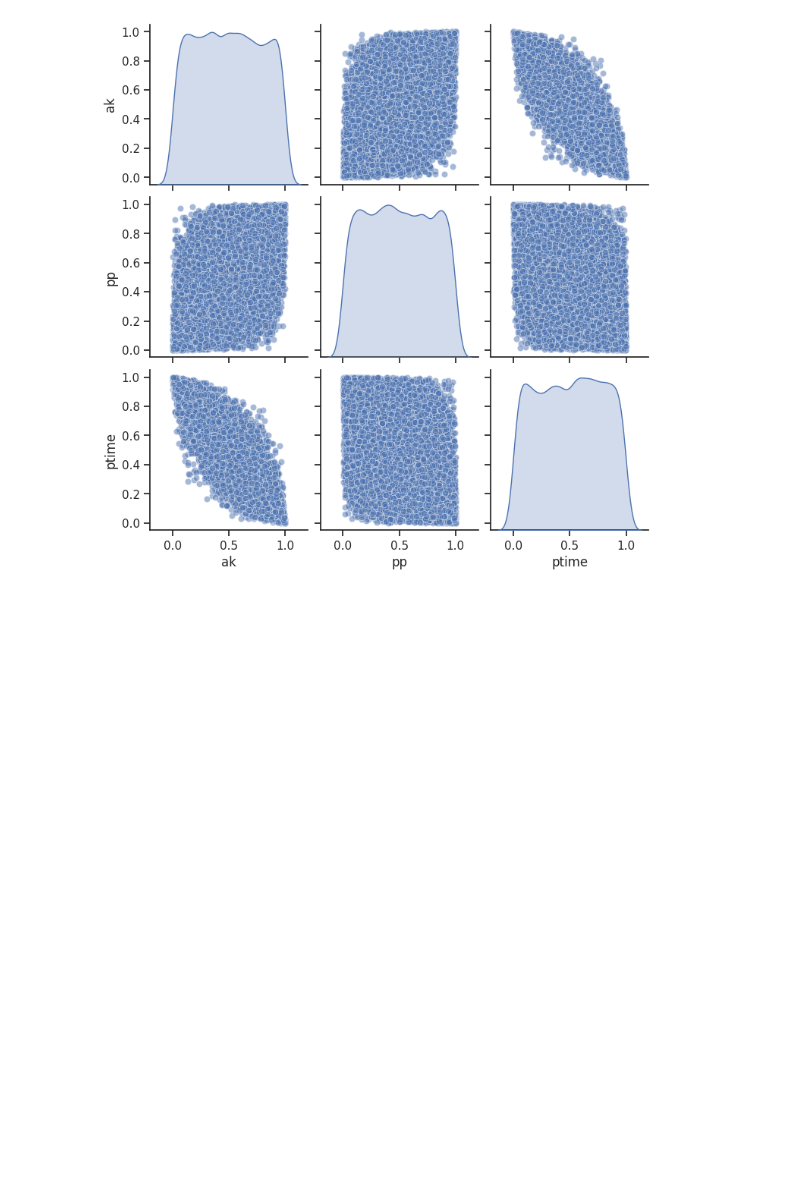
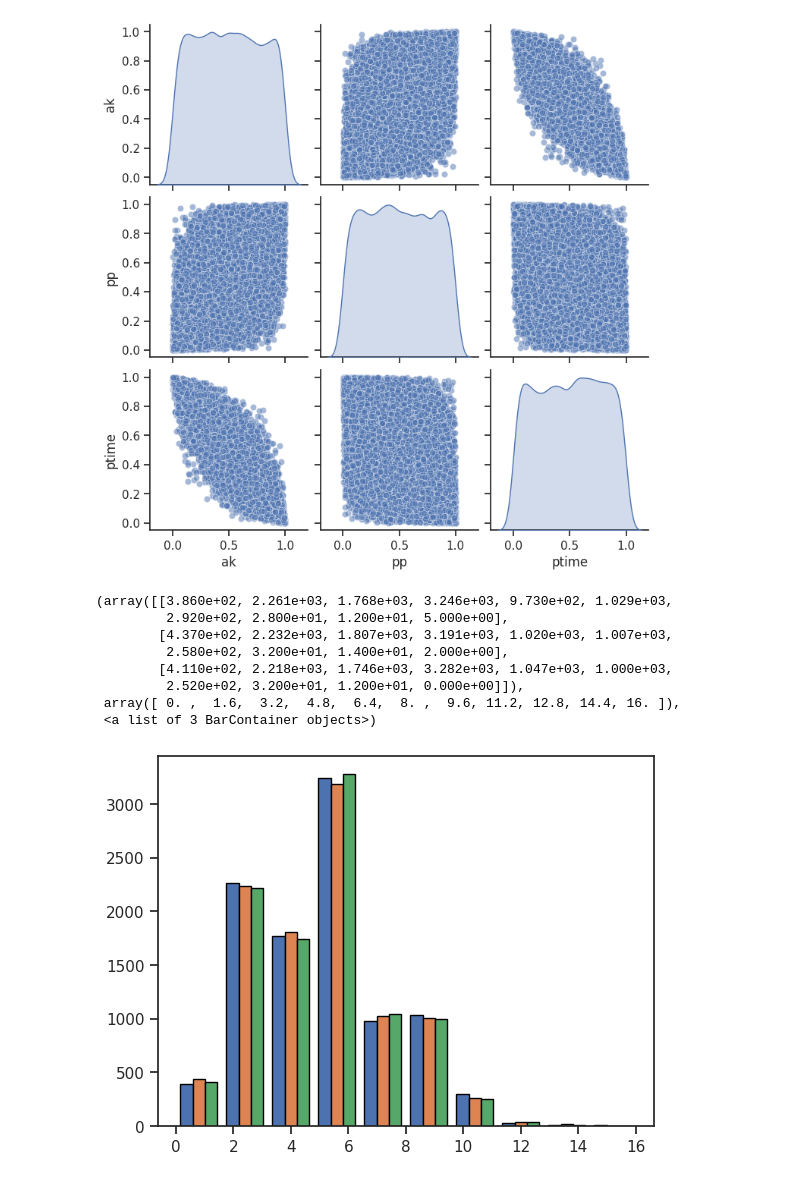
Before and after one commit to bananighosh/Fall-2023-NYU-AI, a Jupyter notebook: CS_GY661_AI_Probability_Assignment.ipynb, the cells around one changed output. Drawn from its saved outputs; the diff is of its cells as text; code cells hidden in the pictures; blank space fills up the shorter version.

```diff
--- a/CS_GY661_AI_Probability_Assignment.ipynb
+++ b/CS_GY661_AI_Probability_Assignment.ipynb
@@ -109,3 +109,16 @@ sns.pairplot(df1, diag_kind="kde", markers="o", plot_kws={'alpha': 0.5})
 plot.show()
 # %% [output]
 [figure]
+# %%
+ak = sc_stats.poisson.ppf(U, 5)
+plot.hist(ak, bins=10, edgecolor='black')
+# %% [output]
+(array([[3.860e+02, 2.261e+03, 1.768e+03, 3.246e+03, 9.730e+02, 1.029e+03,
+         2.920e+02, 2.800e+01, 1.200e+01, 5.000e+00],
+        [4.370e+02, 2.232e+03, 1.807e+03, 3.191e+03, 1.020e+03, 1.007e+03,
+         2.580e+02, 3.200e+01, 1.400e+01, 2.000e+00],
+        [4.110e+02, 2.218e+03, 1.746e+03, 3.282e+03, 1.047e+03, 1.000e+03,
+         2.520e+02, 3.200e+01, 1.200e+01, 0.000e+00]]),
+ array([ 0. ,  1.6,  3.2,  4.8,  6.4,  8. ,  9.6, 11.2, 12.8, 14.4, 16. ]),
+ <a list of 3 BarContainer objects>)
+[figure, added]
```
